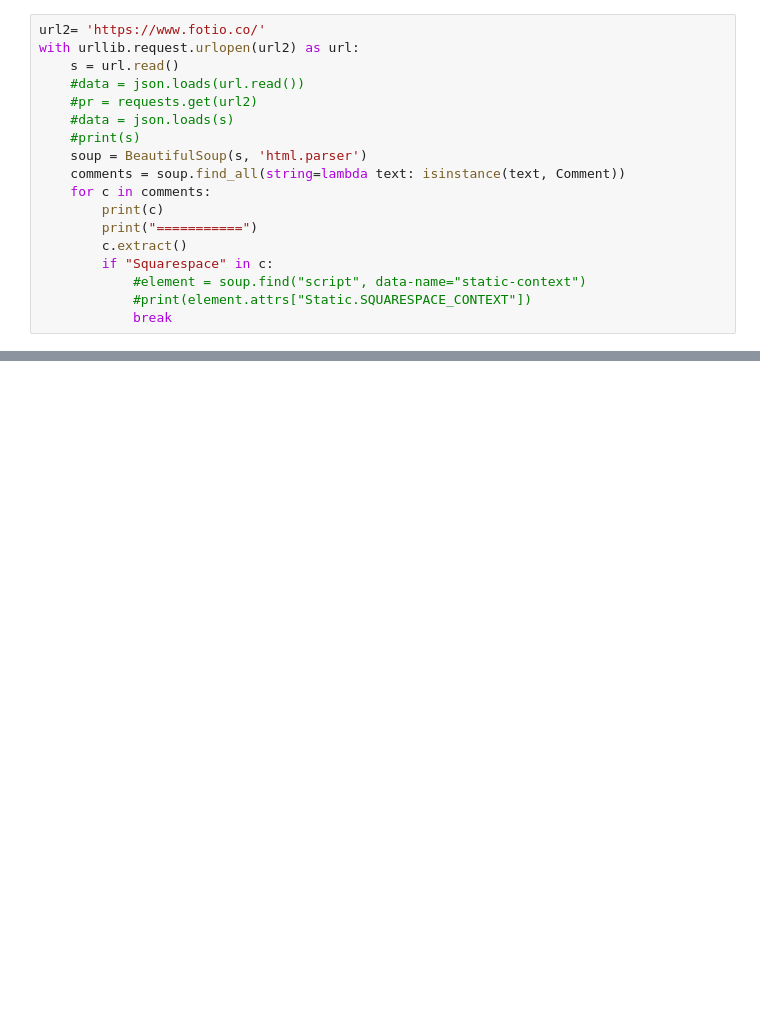
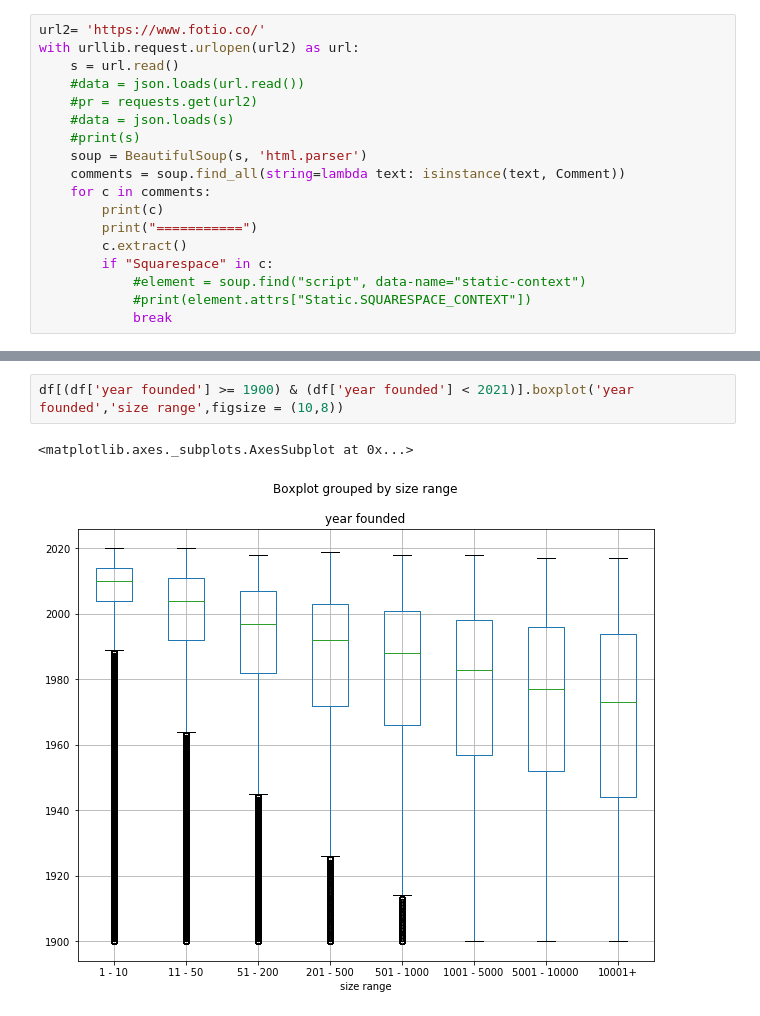
Before and after one commit to davidlevine22/global-com, a Jupyter notebook: global_companies_v1.ipynb, the cells around one changed output, grey strips where cells are left out. Saved outputs shown, nothing was run; the diff lists cells and outputs as text; blank space fills up the shorter version.

```diff
--- a/global_companies_v1.ipynb
+++ b/global_companies_v1.ipynb
@@ -279,0 +325,5 @@ doublebarchart(df, ['country', 'industry'], ['united states', 'united kingdom',
+# %%
+df[(df['year founded'] >= 1900) & (df['year founded'] < 2021)].boxplot('year founded','size range',figsize = (10,8))
+# %% [output]
+<matplotlib.axes._subplots.AxesSubplot at 0x...>
+[figure, added]
```
Also changed, not shown: parts of 12 cells of this notebook.
